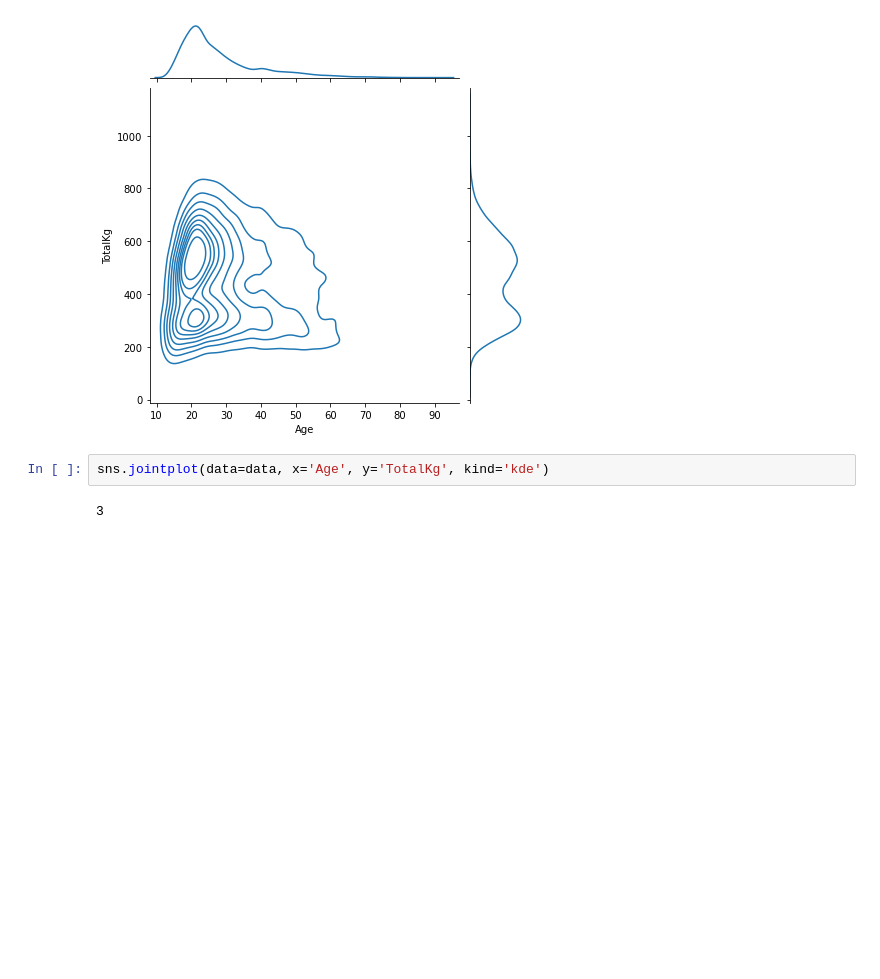
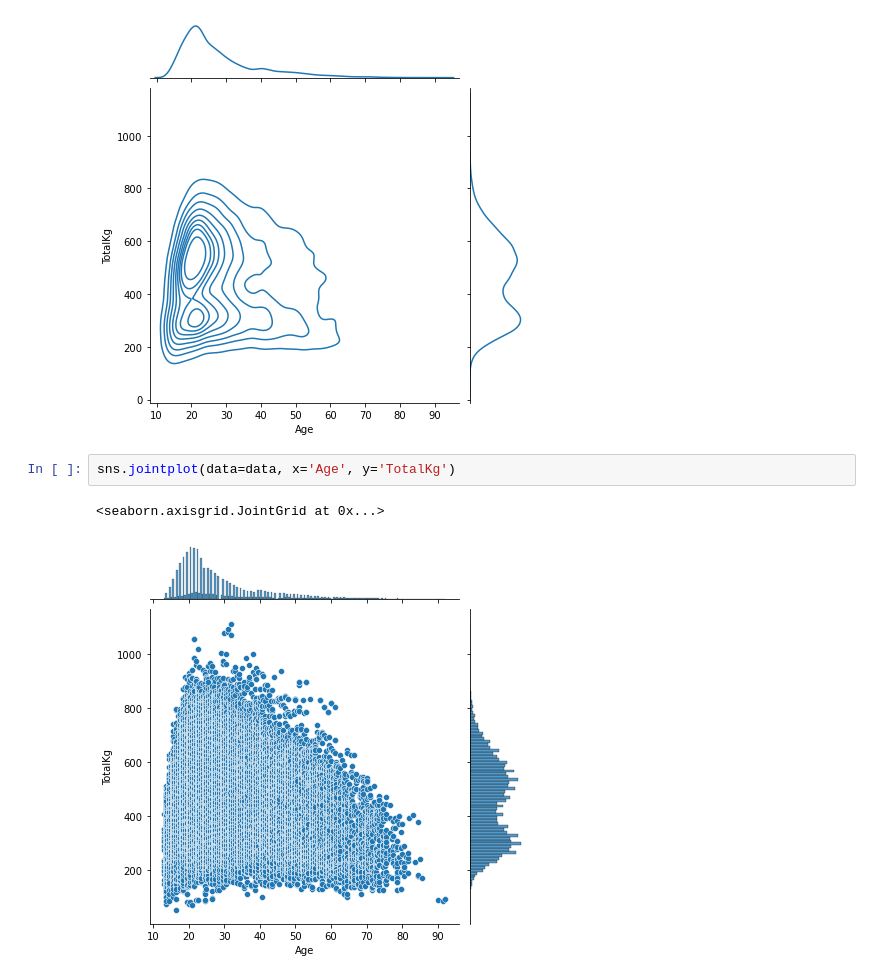
Before and after one commit to jjz17/Natural-Strength, a Jupyter notebook: notebooks/eda.ipynb, the cells around one changed output. Saved outputs shown, nothing was run; the diff lists cells and outputs as text; blank space fills up the shorter version.

```diff
--- a/notebooks/eda.ipynb
+++ b/notebooks/eda.ipynb
@@ -89,6 +89,7 @@ sns.jointplot(data=data, x='Age', y='TotalKg', kind='kde')
 <seaborn.axisgrid.JointGrid at 0x...>
 [figure]
 # %%
-sns.jointplot(data=data, x='Age', y='TotalKg', kind='kde')
+sns.jointplot(data=data, x='Age', y='TotalKg')
 # %% [output]
-3
+<seaborn.axisgrid.JointGrid at 0x...>
+[figure, added]
```
Also changed, not shown: parts of 1 cell of this notebook, 1 other file.
